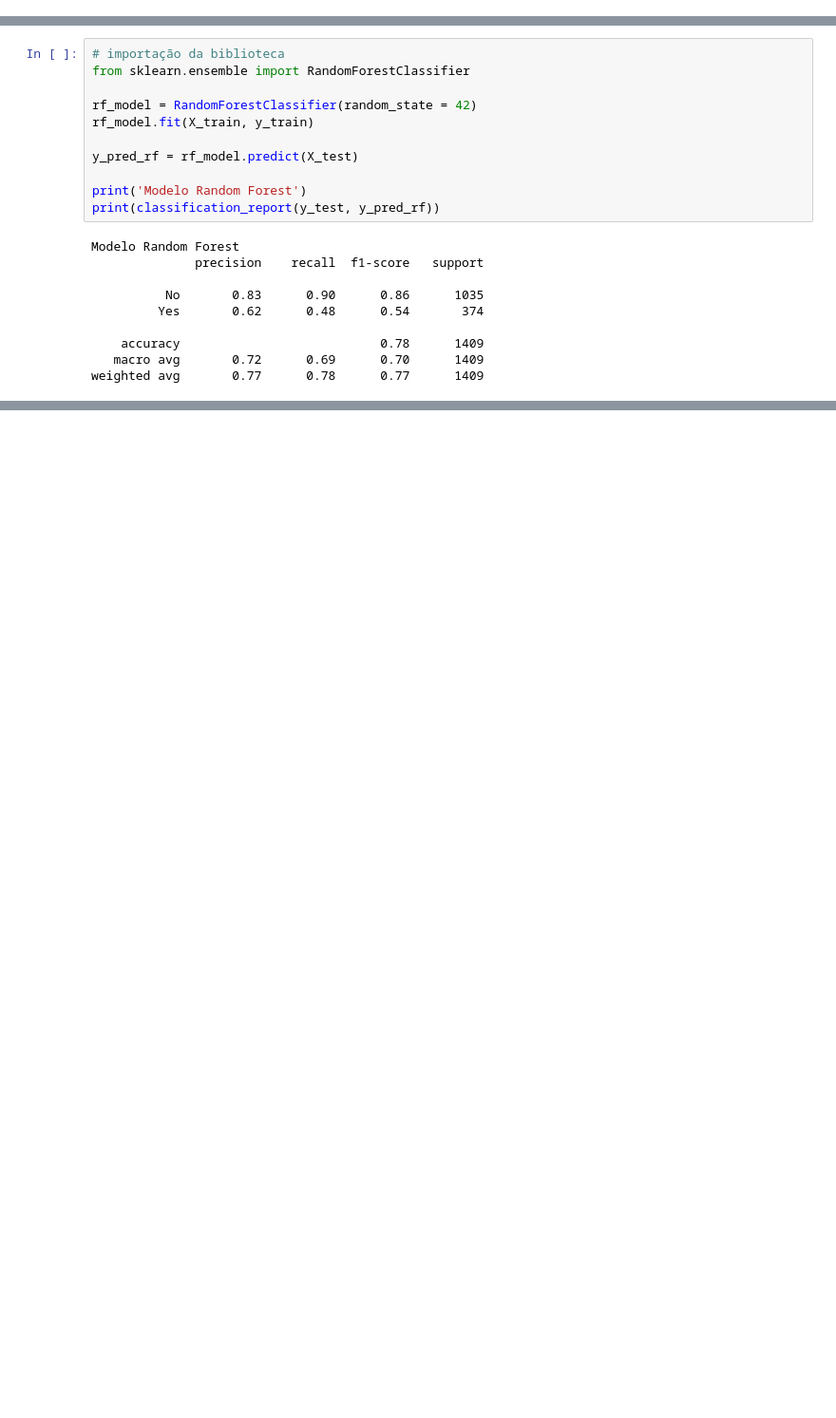
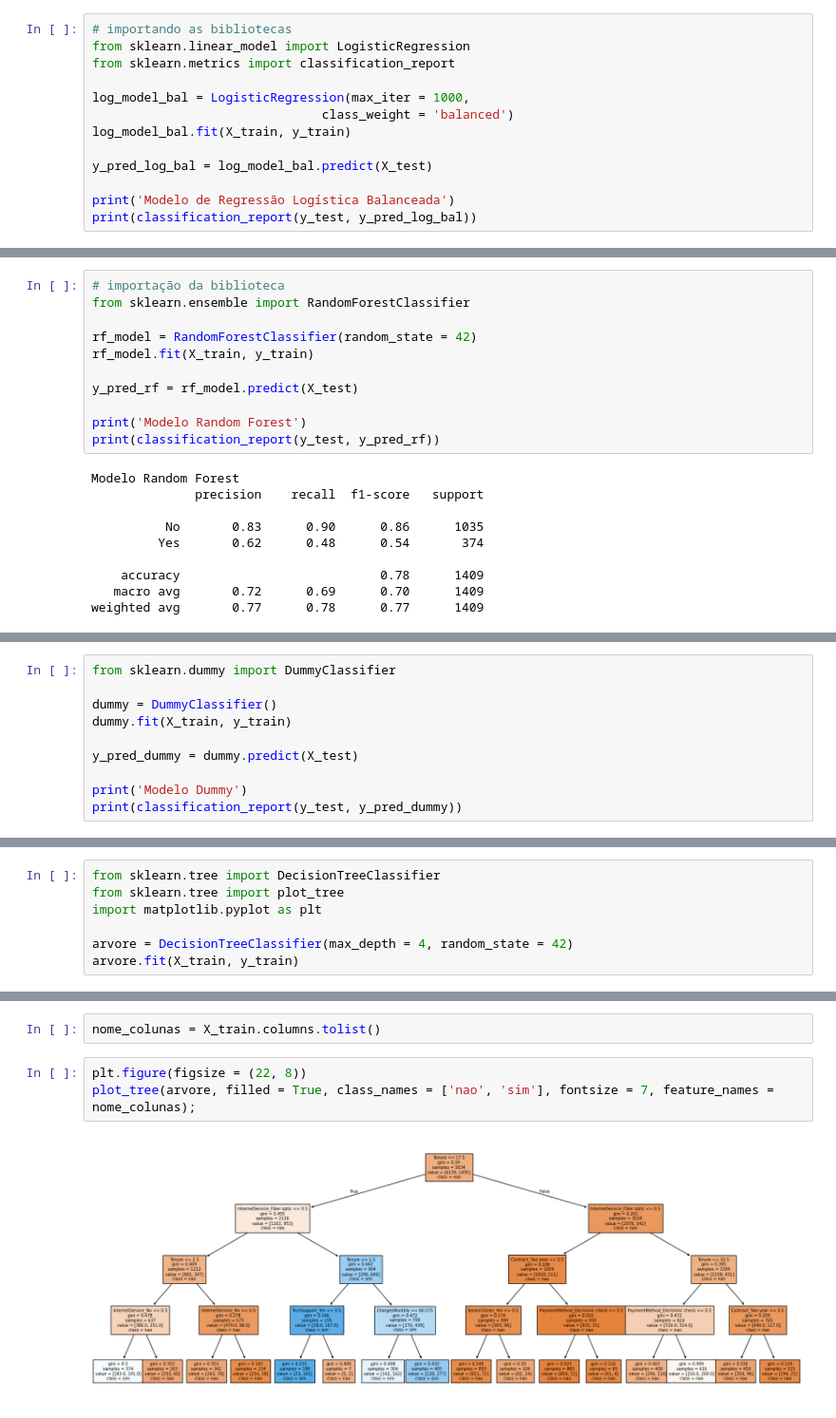
Before and after one commit to carlos-000-carlos/Challenge_3-TelecomX_parte2_BR-Cabral, a Jupyter notebook: TelecomX2_BR.ipynb, the cells around one changed output, grey strips where cells are left out. Shown at 95% size. Saved outputs shown, nothing was run; the diff lists cells and outputs as text; blank space fills up the shorter version.

Commit message:
Criação treino, teste e salvando modelo

```diff
--- a/TelecomX2_BR.ipynb
+++ b/TelecomX2_BR.ipynb
@@ -449,0 +477,13 @@ weighted avg       0.79      0.80      0.79      1409
+# %%
+# importando as bibliotecas
+from sklearn.linear_model import LogisticRegression
+from sklearn.metrics import classification_report
+
+log_model_bal = LogisticRegression(max_iter = 1000,
+                               class_weight = 'balanced')
+log_model_bal.fit(X_train, y_train)
+
+y_pred_log_bal = log_model_bal.predict(X_test)
+
+print('Modelo de Regressão Logística Balanceada')
+print(classification_report(y_test, y_pred_log_bal))
@@ -499,0 +552,10 @@ plt.show()
+# %%
+from sklearn.dummy import DummyClassifier
+
+dummy = DummyClassifier()
+dummy.fit(X_train, y_train)
+
+y_pred_dummy = dummy.predict(X_test)
+
+print('Modelo Dummy')
+print(classification_report(y_test, y_pred_dummy))
@@ -499,0 +574,7 @@ plt.show()
+# %%
+from sklearn.tree import DecisionTreeClassifier
+from sklearn.tree import plot_tree
+import matplotlib.pyplot as plt
+
+arvore = DecisionTreeClassifier(max_depth = 4, random_state = 42)
+arvore.fit(X_train, y_train)
@@ -499,0 +598,7 @@ plt.show()
+# %%
+nome_colunas = X_train.columns.tolist()
+# %%
+plt.figure(figsize = (22, 8))
+plot_tree(arvore, filled = True, class_names = ['nao', 'sim'], fontsize = 7, feature_names = nome_colunas);
+# %% [output]
+[figure, added]
```
Also changed, not shown: parts of 29 cells of this notebook.
